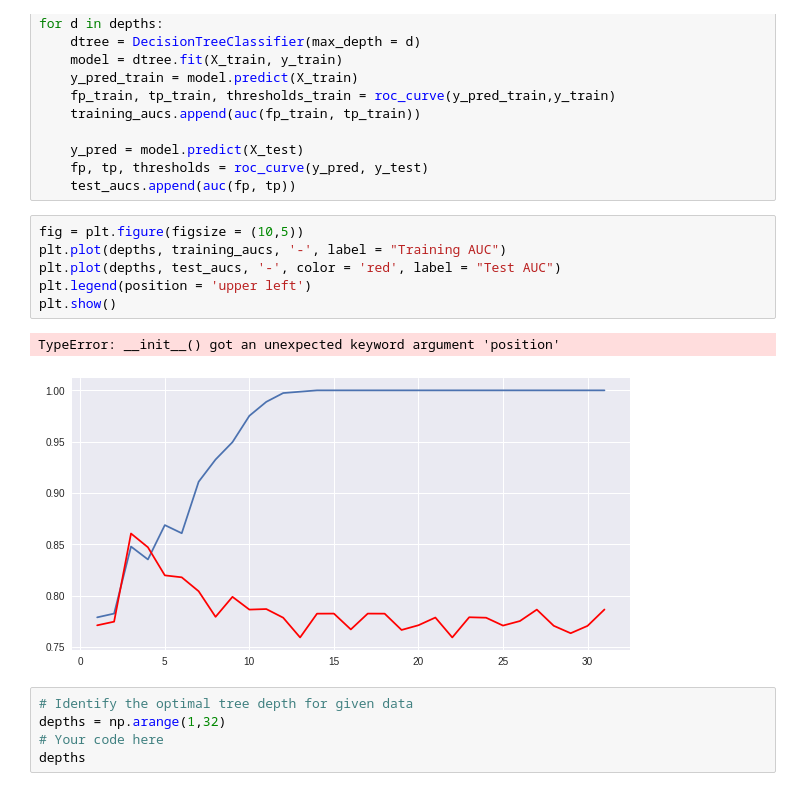
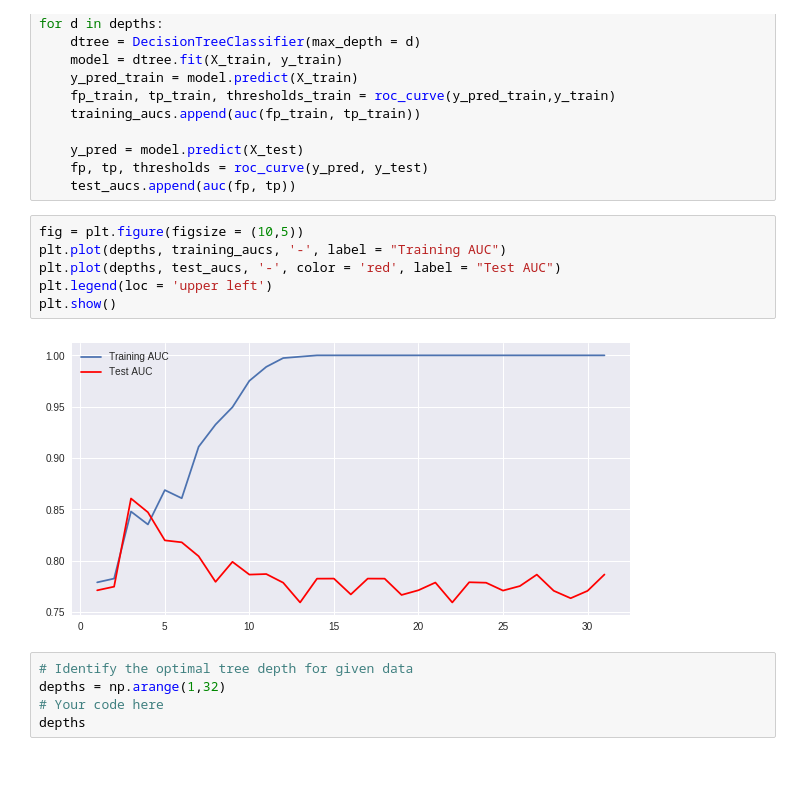
Before and after one commit to graceh3/dsc-3-31-08-decision-tree-pruning-hyperparameter-optimization-lab-nyc-ds-career-012819, a Jupyter notebook: index.ipynb, the cells around one changed output. Cells and saved outputs as stored; diff of their text form.

```diff
--- a/index.ipynb
+++ b/index.ipynb
@@ -131,12 +131,11 @@ for d in depths:
 # %%
 fig = plt.figure(figsize = (10,5))
 plt.plot(depths, training_aucs, '-', label = "Training AUC")
 plt.plot(depths, test_aucs, '-', color = 'red', label = "Test AUC")
-plt.legend(position = 'upper left')
+plt.legend(loc = 'upper left')
 plt.show()
 # %% [output]
-TypeError: __init__() got an unexpected keyword argument 'position'
-[figure, old version]
+[figure, new version]
 # %%
 # Identify the optimal tree depth for given data
 depths = np.arange(1,32)
```
